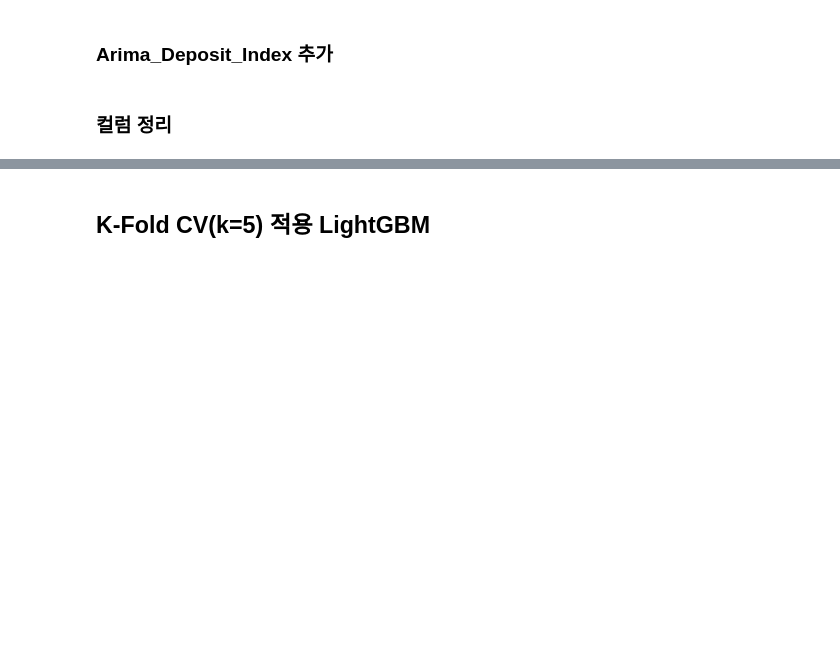
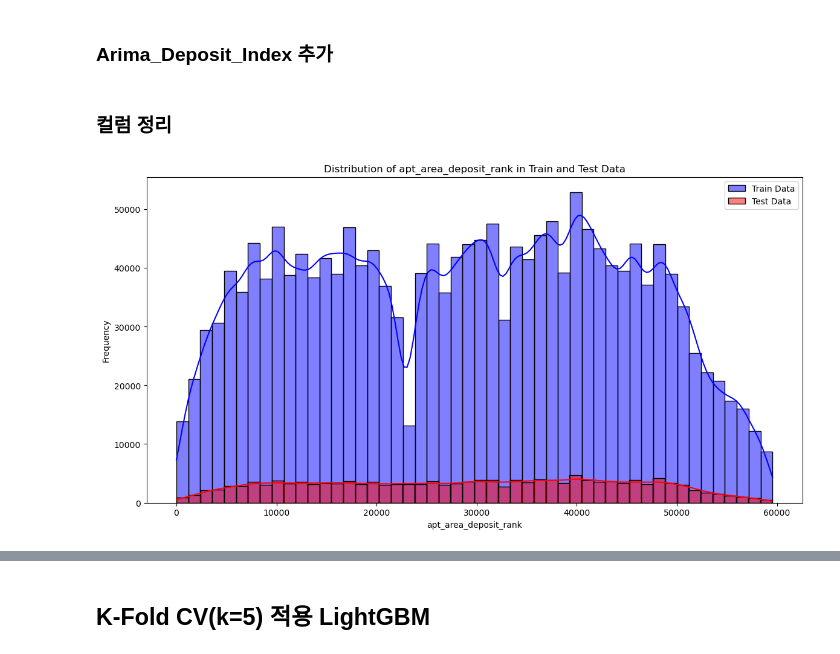
Before and after one commit to boostcampaitech7/level2-competitiveds-recsys-06, a Jupyter notebook: EDA/김건율/LigthGBM/MODEL_LightGBM_v8+subway.ipynb, the cells around one changed output, grey strips where cells are left out. Cells and saved outputs as stored; diff of their text form; code cells hidden in the pictures; blank space fills up the shorter version.

```diff
--- a/EDA/김건율/LigthGBM/MODEL_LightGBM_v8+subway.ipynb
+++ b/EDA/김건율/LigthGBM/MODEL_LightGBM_v8+subway.ipynb
@@ -74,3 +74,19 @@ df = v8.filter(items=columns)
 df['recent_deposit'] = df['recent_deposit'].fillna(39000)
 temp_train_df = df[df["_type"]=='train']
 test_df = df[df["_type"]=='test']
+# %%
+plt.figure(figsize=(14, 7))
+
+# temp_train_df의 apt_area_deposit_rank 분포
+sns.histplot(temp_train_df['apt_area_deposit_rank'], bins=50, color='blue', label='Train Data', kde=True)
+
+# test_df의 apt_area_deposit_rank 분포
+sns.histplot(test_df['apt_area_deposit_rank'], bins=50, color='red', label='Test Data', kde=True)
+
+plt.title('Distribution of apt_area_deposit_rank in Train and Test Data')
+plt.xlabel('apt_area_deposit_rank')
+plt.ylabel('Frequency')
+plt.legend()
+plt.show()
+# %% [output]
+[figure, added]
```
Also changed, not shown: parts of 7 cells of this notebook.
